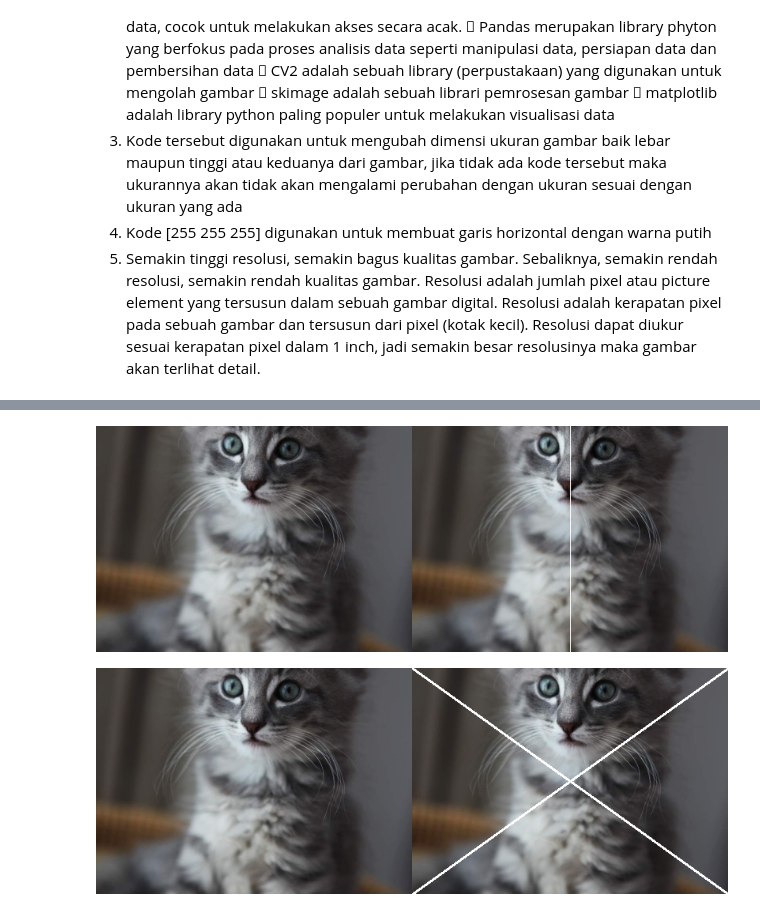
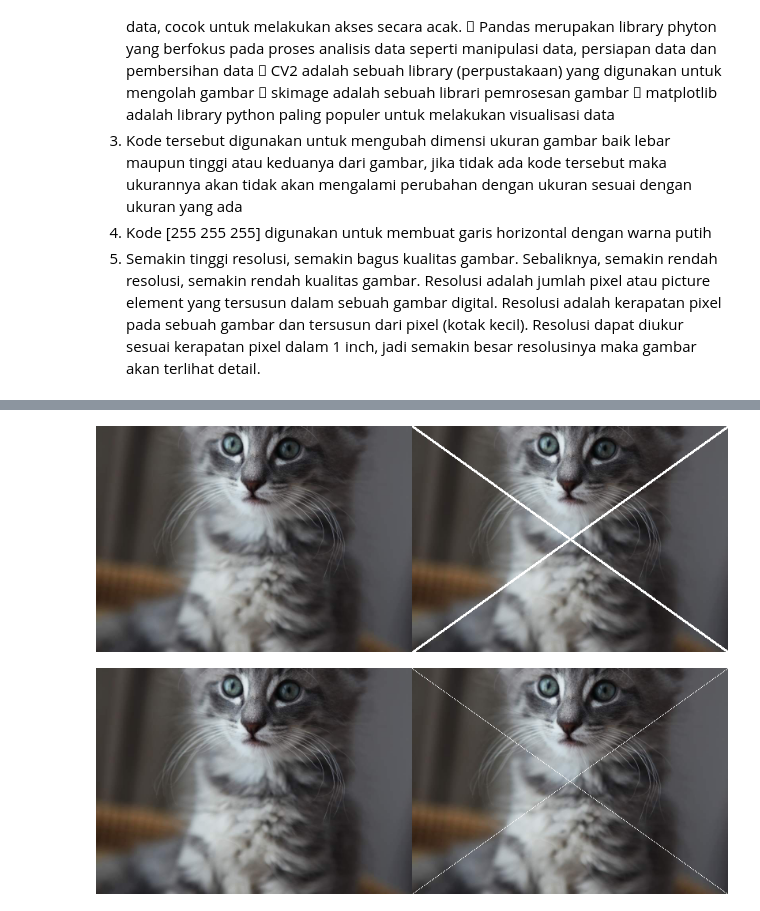
Before and after one commit to dhikaainul/PCVK_Ganjil_2022, a Jupyter notebook: jobsheet1.ipynb, the cells around one changed output, grey strips where cells are left out. Drawn from its saved outputs; the diff is of its cells as text; code cells hidden in the pictures.

```diff
--- a/jobsheet1.ipynb
+++ b/jobsheet1.ipynb
@@ -59,26 +70,28 @@ Resolusi adalah jumlah pixel atau picture element yang tersusun dalam sebuah gam
 image_2 = cv.cvtColor(image, cv.COLOR_BGR2RGB)
 image_3 = cv.cvtColor(image, cv.COLOR_BGR2RGB)
 
-for y in range (tinggi):
-  image_3[y, int((lebar)/2)] = [255,255,255]
+line1 = (0,0)
+line2 = (400,0)
+
+line3 = (400,286)
+line4 = (0,286)
+
+cv.line(image_3, line1, line3, (255,255,255), 2)
+cv.line(image_3, line2, line4, (255,255,255), 2)
 
 final_frame = cv.hconcat((image_2, image_3))
 cv2_imshow(final_frame)
-
-image_2 = cv.cvtColor(image, cv.COLOR_BGR2RGB)
-image_3 = cv.cvtColor(image, cv.COLOR_BGR2RGB)
-
-line = (0,0)
-line2 = (400,0)
-
-lineend = (400,286)
-lineend2 = (0,286)
-
-cv.line(image_3, line, lineend, (255,255,255), 2)
-cv.line(image_3, line2, lineend2, (255,255,255), 2)
-
-final_frame = cv.hconcat((image_2, image_3))
-cv2_imshow(final_frame)
 # %% [output]
-[figure, old version]
+[figure, new version]
-[figure, removed]
+# %%
+image_2 = cv.cvtColor(image, cv.COLOR_BGR2RGB)
+image_3 = cv.cvtColor(image, cv.COLOR_BGR2RGB)
+
+for y in range (tinggi): #berarti mulai dari 0 sampai 286
+  image_3[y, int(y*(lebar/tinggi))] = [255,255,255]
+  image_3[y, lebar-1-int(y*(lebar/tinggi))] = [255,255,255]
+
+final_frame = cv.hconcat((image_2, image_3))
+cv2_imshow(final_frame)
+# %% [output]
+[figure, added]
```
Also changed, not shown: parts of 1 cell of this notebook.
